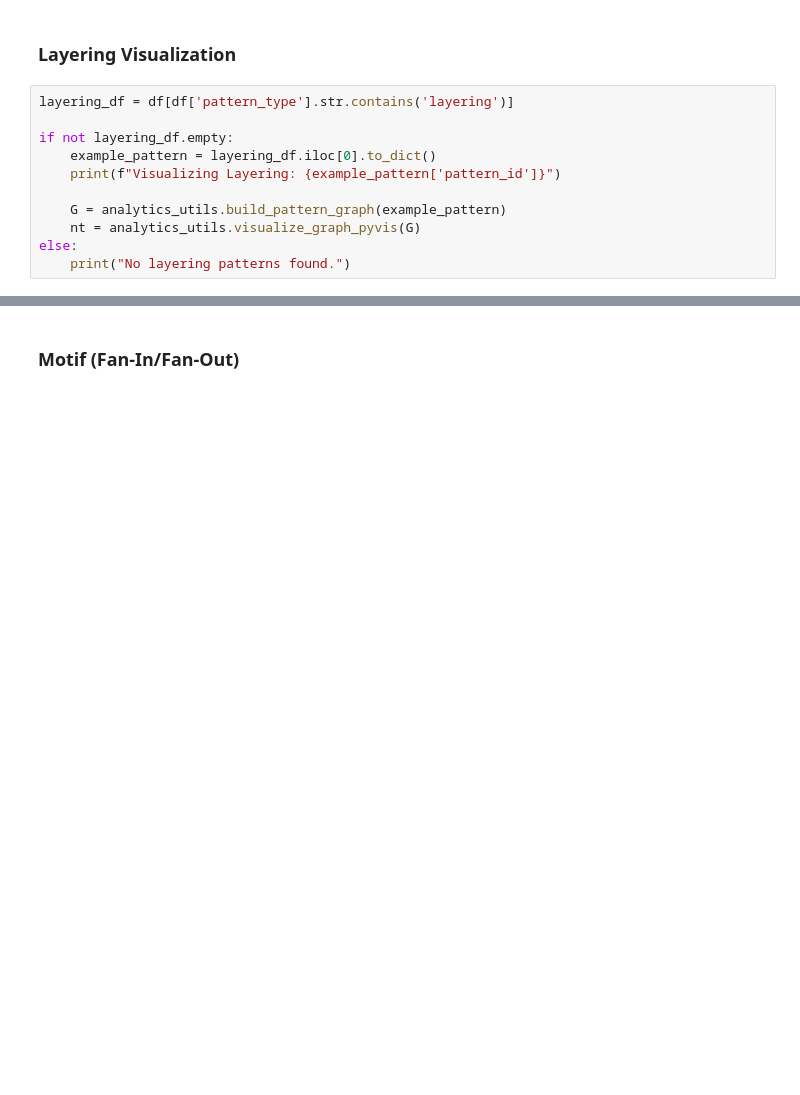
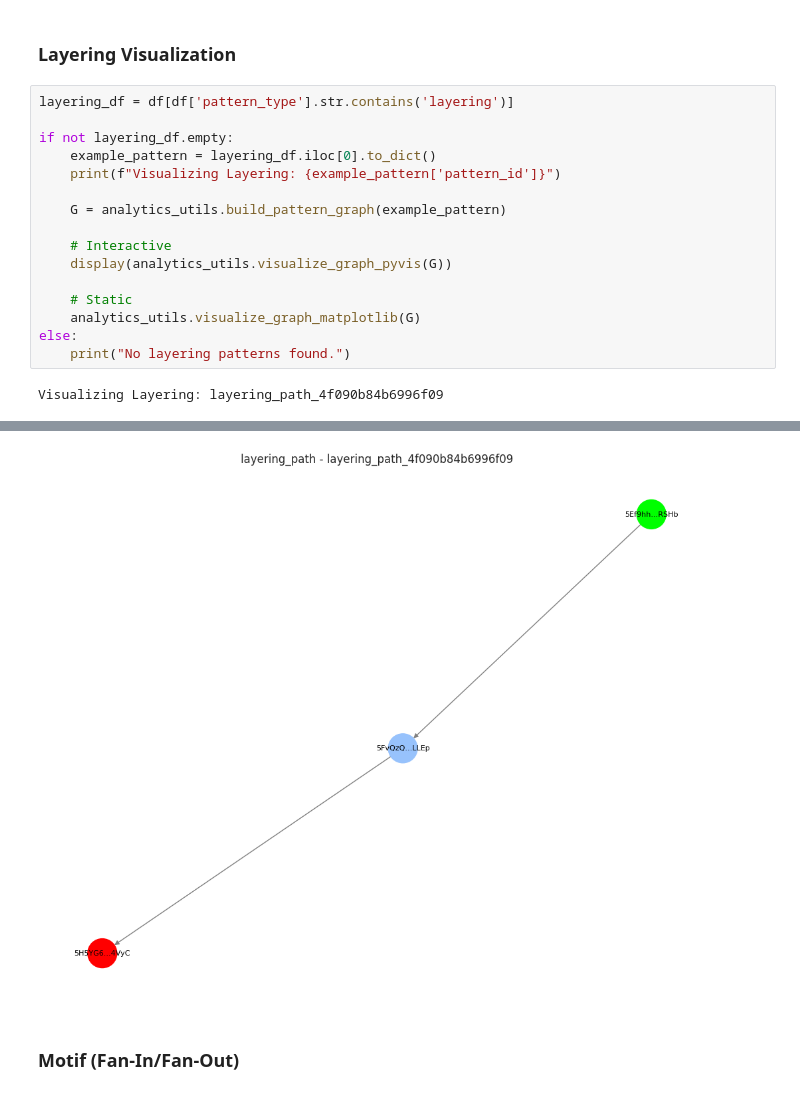
Before and after one commit to chainswarm/analytics-pipeline, a Jupyter notebook: notebooks/03_graph_visualization.ipynb, the cells around one changed output, grey strips where cells are left out. Drawn from its saved outputs; the diff is of its cells as text; blank space fills up the shorter version.

```diff
--- a/notebooks/03_graph_visualization.ipynb
+++ b/notebooks/03_graph_visualization.ipynb
@@ -60,6 +85,13 @@ if not layering_df.empty:
     print(f"Visualizing Layering: {example_pattern['pattern_id']}")
 
     G = analytics_utils.build_pattern_graph(example_pattern)
-    nt = analytics_utils.visualize_graph_pyvis(G)
+
+    # Interactive
+    display(analytics_utils.visualize_graph_pyvis(G))
+
+    # Static
+    analytics_utils.visualize_graph_matplotlib(G)
 else:
     print("No layering patterns found.")
+# %% [output]
+Visualizing Layering: layering_path_4f090b84b6996f09
@@ -66,3 +99,4 @@ else:
+[figure, added]
 # %% [markdown]
 ### Motif (Fan-In/Fan-Out)
 # %%
```
Also changed, not shown: parts of 6 cells of this notebook, 3 other files.
